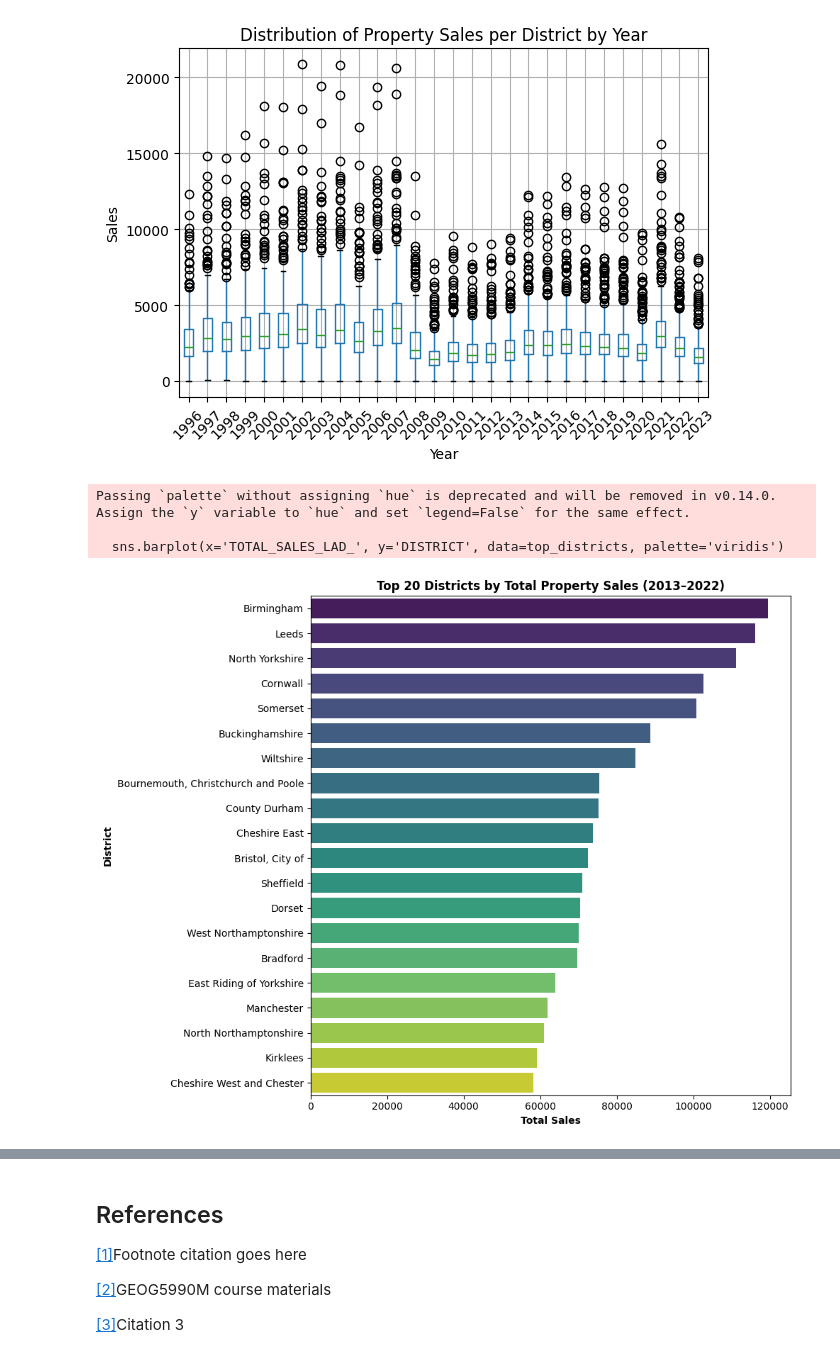
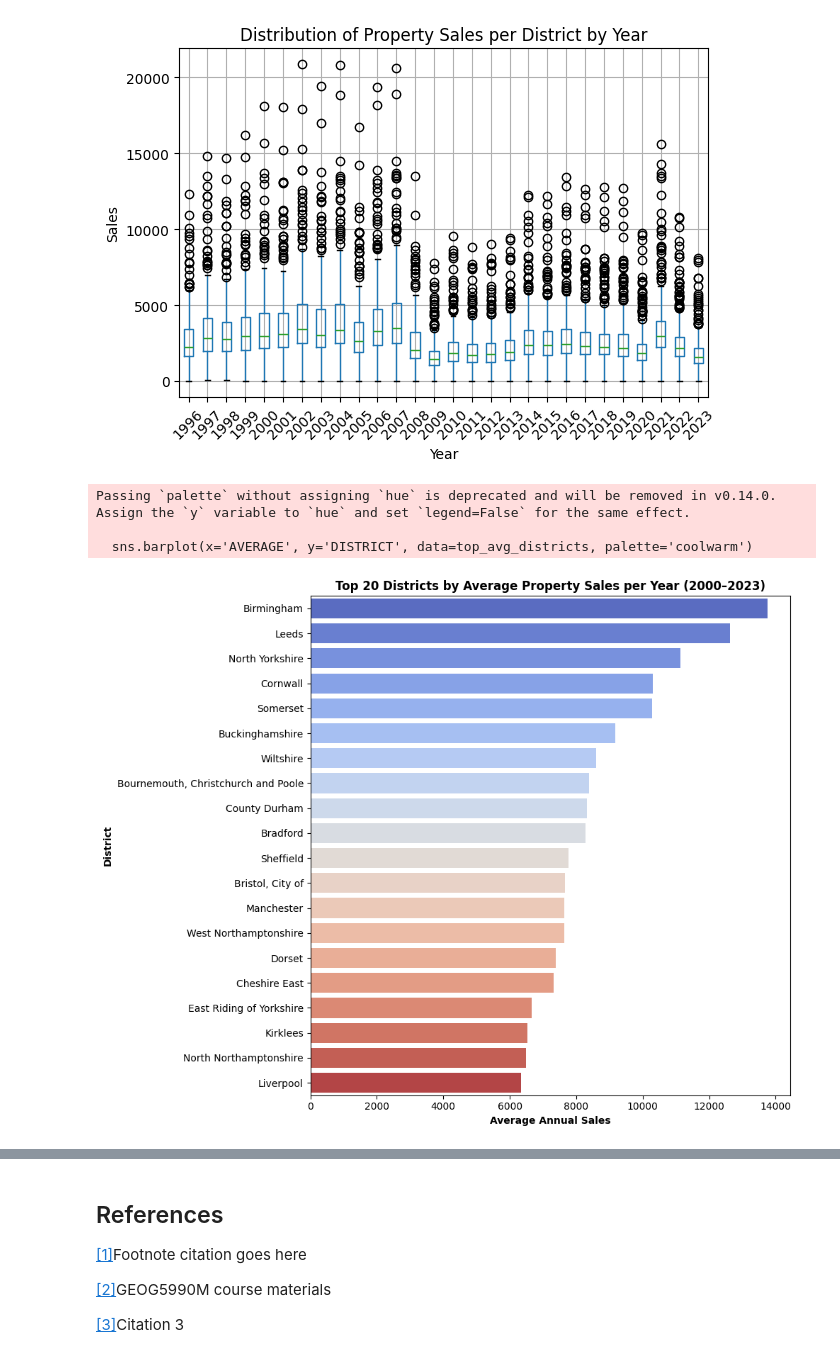
Before and after one commit to ClaudiaTurner/GEOG5990M, a Jupyter notebook: Final_Project_Python_GEOG5990M.ipynb, the cells around one changed output, grey strips where cells are left out. Cells and saved outputs as stored; diff of their text form; code cells hidden in the pictures.

```diff
--- a/Final_Project_Python_GEOG5990M.ipynb
+++ b/Final_Project_Python_GEOG5990M.ipynb
@@ -228,25 +254,31 @@ Sales_England.head(4)
 # %%
 # maybe here add total amount of england per year, also adding the average summ that should match the total...
 # %%
-#
-#EXPLAIN THE DETAILS BETTER
+# NEW ROW: TOTAL SALES AMOUNT PER YEAR IN ENGLAND
 
-#Calculat total amount per year
-# 1. Identify numeric and non-numeric columns
+# This section adds a new row that sums the total property sales across all districts,
+# for each year and for the entire dataset. The row will help visualize or compare
+# national-level trends vs. individual districts.
+
+# 1. Identify which columns are numeric (i.e., actual sales figures for each year),
+# and which are non-numeric (e.g., 'DISTRICT', 'CODE_LAD', etc.)
 numeric_cols = Sales_England.select_dtypes(include='number').columns
 non_numeric_cols = [col for col in Sales_England.columns if col not in numeric_cols]
 
-# 2. Sum only numeric columns
+# 2. Sum all sales data across numeric columns (i.e., total number of properties sold per year)
 england_totals = Sales_England[numeric_cols].sum()
 
-# 3. Add placeholders (e.g., 'England') for non-numeric columns
+# 3. For the non-numeric fields like 'DISTRICT' or 'CODE_LAD',
+# insert a clear label so we can identify this row as a total (not a real district)
 for col in non_numeric_cols:
-    england_totals[col] = 'ENGLAND_TOTAL_YEAR'
+    england_totals[col] = 'ENGLAND_TOTAL_SALES'
 
-# 4. Reorder columns to match the original DataFrame
+# 4. Reorder the new row to match the same column order as the original DataFrame
 england_totals = england_totals[Sales_England.columns]
 
-# 5. Append the row
+# 5. Append this total row to the original DataFrame
 Sales_England = pd.concat([Sales_England, pd.DataFrame([england_totals])], ignore_index=True)
+
+# 6. Optional: display last few rows to verify that the new row has been added
 Sales_England.tail()
 # %% [output]
@@ -290,0 +346,4 @@ Text(0.5, 1.0, 'TOTAL PROPERTY SALES IN ENGLAND (2013–2023)')
+# %%
+Sales_England['MOST_COMMON_YEARS']=Sales_England[['2000','2001', '2002', '2003', '2004', '2005', '2006', '2007', '2008', '2009', '2010', '2011','2012', '2013', '2014', '2015', '2016', '2017', '2018', '2019', '2020', '2021', '2022', '2023']].idxmax(axis=1)
+
+Sales_England.head(10)
@@ -381,27 +496,27 @@ plt.show()
 # %%
 import matplotlib.pyplot as plt
 import seaborn as sns
 
-# 1. Remove summary row (where DISTRICT == 'ENGLAND_TOTAL_YEAR')
+# 1. Remove the summary row
 filtered_sales = Sales_England[Sales_England['DISTRICT'] != 'ENGLAND_TOTAL_YEAR']
 
-# 2. Sort by total sales and select top 20 districts
-top_districts = filtered_sales.sort_values('TOTAL_SALES_LAD_', ascending=False).head(20)
+# 2. Sort by AVERAGE and get the top 20
+top_avg_districts = filtered_sales.sort_values('AVERAGE', ascending=False).head(20)
 
 # 3. Create the bar plot
 plt.figure(figsize=(10, 8))
-sns.barplot(x='TOTAL_SALES_LAD_', y='DISTRICT', data=top_districts, palette='viridis')
+sns.barplot(x='AVERAGE', y='DISTRICT', data=top_avg_districts, palette='coolwarm')
 
 # 4. Customize labels and layout
-plt.title("Top 20 Districts by Total Property Sales (2013–2022)", fontweight='bold')
-plt.xlabel("Total Sales", fontweight='bold')
+plt.title("Top 20 Districts by Average Property Sales per Year (2000–2023)", fontweight='bold')
+plt.xlabel("Average Annual Sales", fontweight='bold')
 plt.ylabel("District", fontweight='bold')
 plt.tight_layout()
 
 # 5. Show the chart
 plt.show()
 # %% [output]
 Passing `palette` without assigning `hue` is deprecated and will be removed in v0.14.0. Assign the `y` variable to `hue` and set `legend=False` for the same effect.
 
-  sns.barplot(x='TOTAL_SALES_LAD_', y='DISTRICT', data=top_districts, palette='viridis')
+  sns.barplot(x='AVERAGE', y='DISTRICT', data=top_avg_districts, palette='coolwarm')
-[figure, old version]
+[figure, new version]
```
Also changed, not shown: parts of 27 cells of this notebook.
